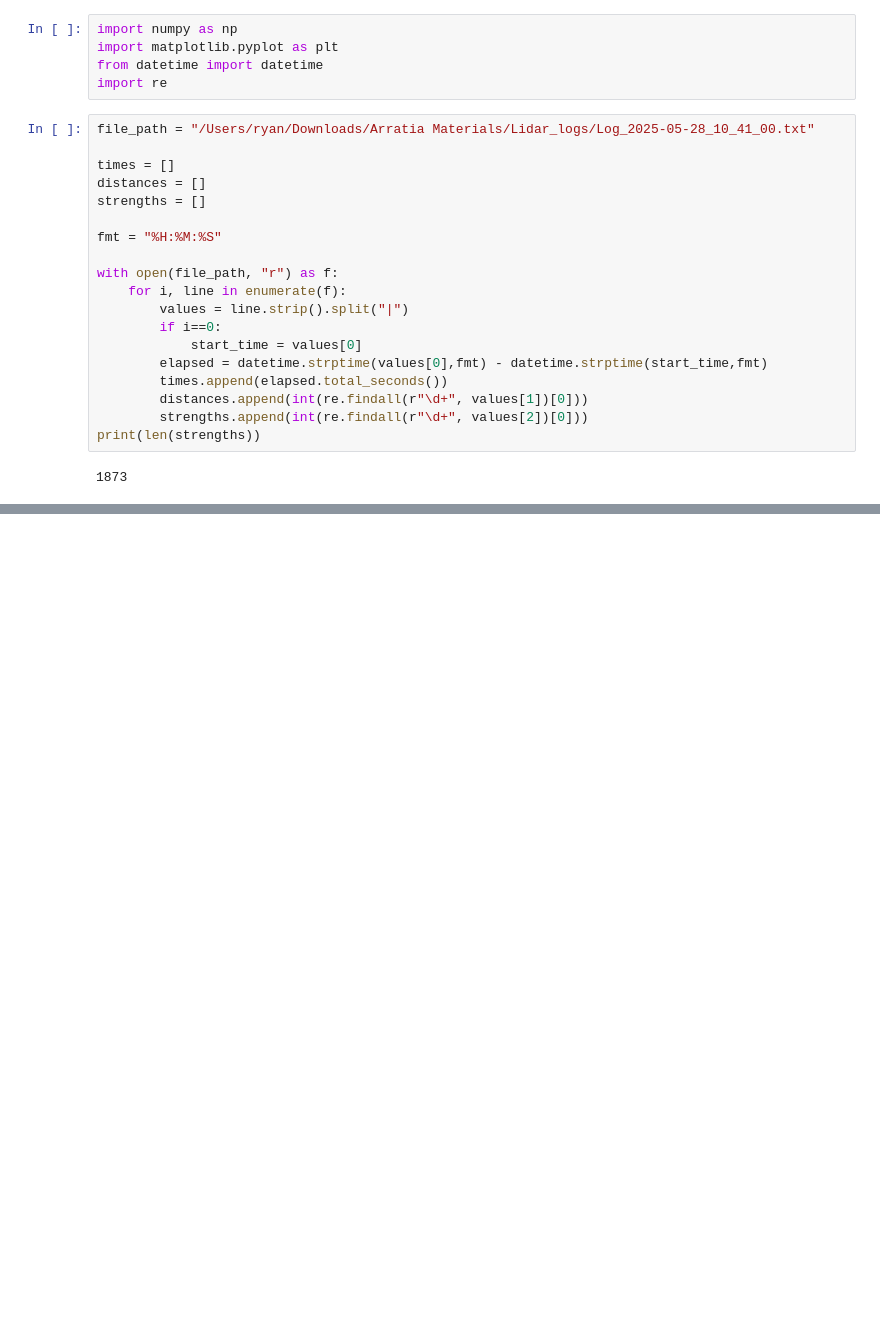
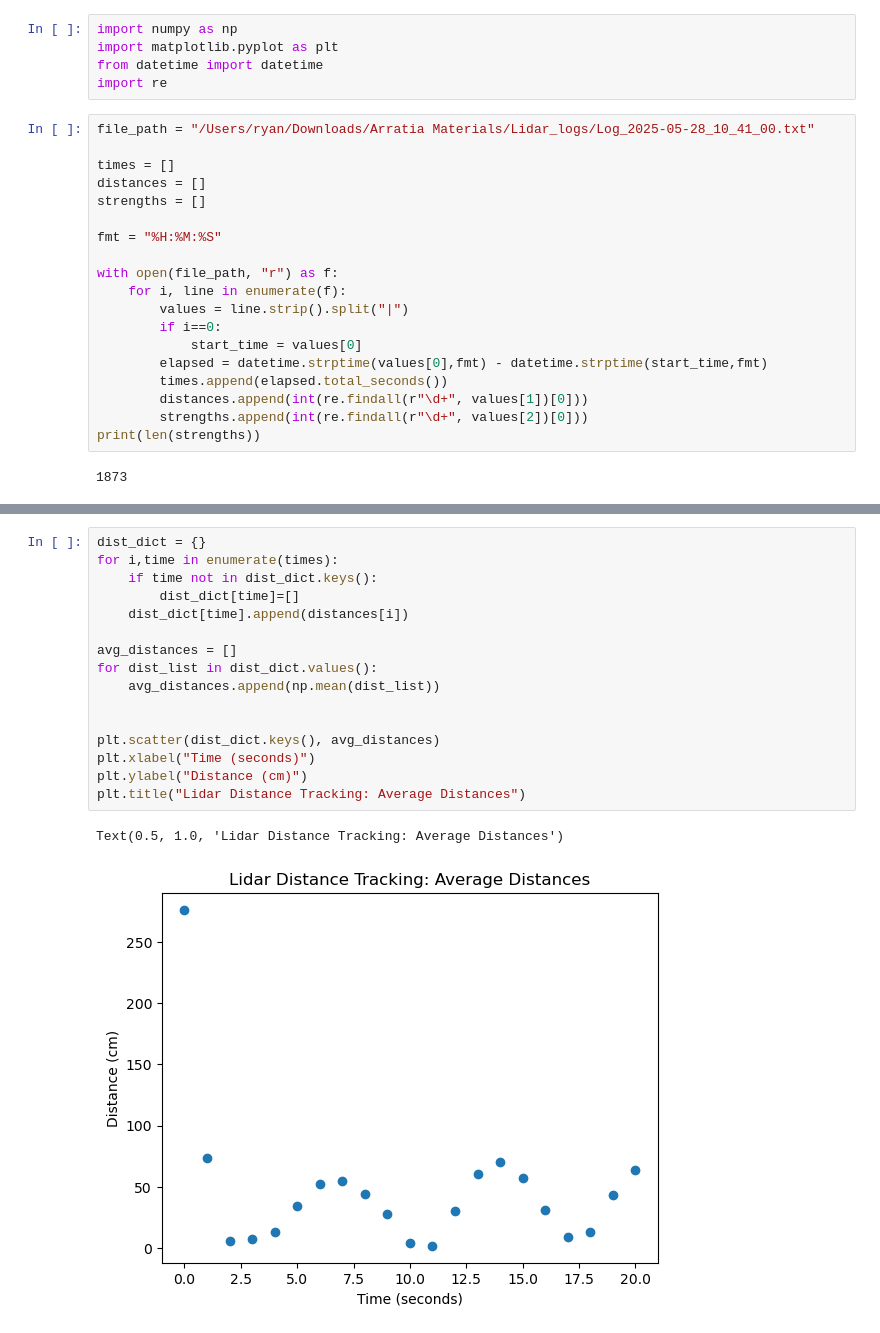
Before and after one commit to ryantsiao/muography-hardware-scripts, a Jupyter notebook: test_lidar/visualize_lidar.ipynb, the cells around one changed output, grey strips where cells are left out. Cells and saved outputs as stored; diff of their text form; blank space fills up the shorter version.

Commit message:
Added average distances

```diff
--- a/test_lidar/visualize_lidar.ipynb
+++ b/test_lidar/visualize_lidar.ipynb
@@ -34,0 +35,19 @@ Text(0.5, 1.0, 'Scatter plot of Time vs Distance')
+# %%
+dist_dict = {}
+for i,time in enumerate(times):
+    if time not in dist_dict.keys():
+        dist_dict[time]=[]
+    dist_dict[time].append(distances[i])
+
+avg_distances = []
+for dist_list in dist_dict.values():
+    avg_distances.append(np.mean(dist_list))
+
+
+plt.scatter(dist_dict.keys(), avg_distances)
+plt.xlabel("Time (seconds)")
+plt.ylabel("Distance (cm)")
+plt.title("Lidar Distance Tracking: Average Distances")
+# %% [output]
+Text(0.5, 1.0, 'Lidar Distance Tracking: Average Distances')
+[figure, added]
```
Also changed, not shown: parts of 1 cell of this notebook.
